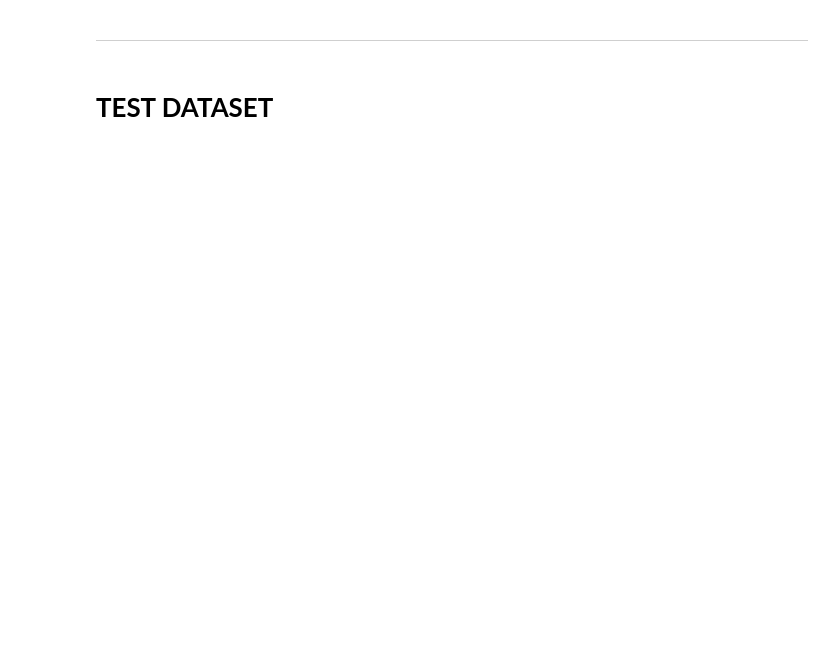
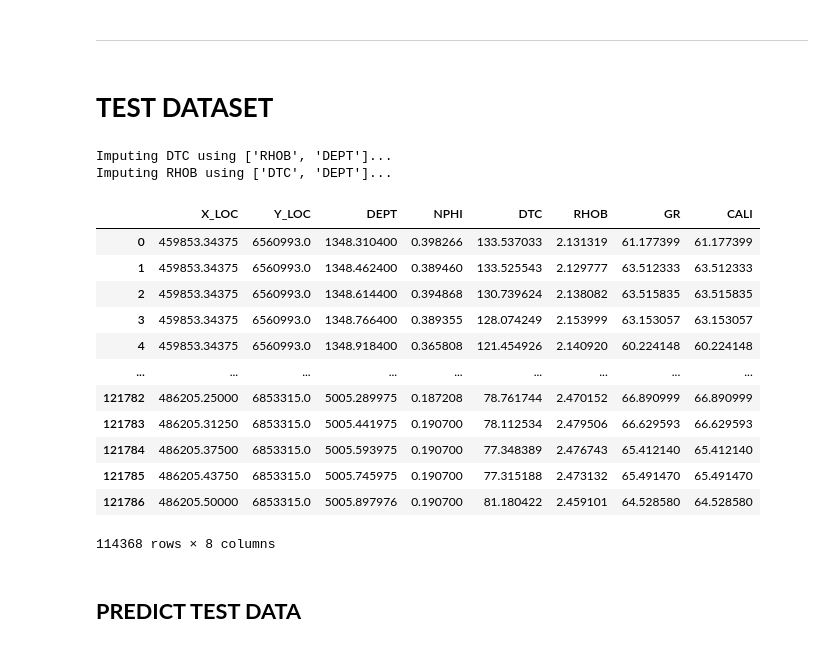
Before and after one commit to IvanSholana/ManuFact, a Jupyter notebook: all-pipeline.ipynb, the cells around one changed output. Cells and saved outputs as stored; diff of their text form; code cells hidden in the pictures; blank space fills up the shorter version.

```diff
--- a/all-pipeline.ipynb
+++ b/all-pipeline.ipynb
@@ -656,0 +829,11 @@ print("Model saved successfully!")
+# %%
+# Lakukan imputasi untuk setiap fitur target
+for target_feature, predictor_features in imputation_dict.items():
+    # Pastikan semua fitur prediktor ada di DataFrame
+    if all(feature in test_df.columns for feature in predictor_features):
+        df = impute_feature(test_df, target_feature, predictor_features)
+    else:
+        print(f"Skipping imputation for {target_feature}")
+# %% [output]
+Imputing DTC using ['RHOB', 'DEPT']...
+Imputing RHOB using ['DTC', 'DEPT']...
@@ -656,0 +851,52 @@ print("Model saved successfully!")
+# %%
+from scipy.spatial import cKDTree
+import numpy as np
+
+# Ensure X_LOC and Y_LOC have no missing values
+df = df.dropna(subset=['X_LOC', 'Y_LOC'])
+
+# Create KDTree using valid spatial coordinates
+coords = df[['X_LOC', 'Y_LOC']].values
+tree = cKDTree(coords)
+
+# Find the 2 nearest neighbors (excluding itself)
+_, idx = tree.query(coords, k=3)  # k=3 for backup if the first neighbor is missing
+
+# Fill missing values using nearest neighbor
+for col in ['NPHI', 'DTC', 'SP', 'GR', 'RHOB', 'CALI']:
+    missing_mask = df[col].isna()  # Find missing values
+
+    # Create an empty array to store filled values
+    filled_values = df[col].values.copy()
+
+    for i, is_missing in enumerate(missing_mask):
+        if is_missing:
+            # Check nearest neighbors
+            for neighbor_idx in idx[i, 1:]:  # Skip self (idx[i, 0] is the same point)
+                if not np.isnan(df.iloc[neighbor_idx][col]):  # Use first non-NaN neighbor
+                    filled_values[i] = df.iloc[neighbor_idx][col]
+                    break  # Stop after finding the first valid neighbor
+
+    # Assign the new filled values
+    df[col] = filled_values
+
+df.drop(columns='SP', inplace=True)
+# %%
+cleaned_test_dataset = df[['X_LOC','Y_LOC','DEPT','NPHI','DTC','RHOB','GR','CALI']]
+cleaned_test_dataset
+# %% [output]
+|  | X_LOC | Y_LOC | DEPT | NPHI | DTC | RHOB | GR | CALI |
+| 0 | 459853.34375 | 6560993.0 | 1348.310400 | 0.398266 | 133.537033 | 2.131319 | 61.177399 | 61.177399 |
+| 1 | 459853.34375 | 6560993.0 | 1348.462400 | 0.389460 | 133.525543 | 2.129777 | 63.512333 | 63.512333 |
+| 2 | 459853.34375 | 6560993.0 | 1348.614400 | 0.394868 | 130.739624 | 2.138082 | 63.515835 | 63.515835 |
+| 3 | 459853.34375 | 6560993.0 | 1348.766400 | 0.389355 | 128.074249 | 2.153999 | 63.153057 | 63.153057 |
+| 4 | 459853.34375 | 6560993.0 | 1348.918400 | 0.365808 | 121.454926 | 2.140920 | 60.224148 | 60.224148 |
+| ... | ... | ... | ... | ... | ... | ... | ... | ... |
+| 121782 | 486205.25000 | 6853315.0 | 5005.289975 | 0.187208 | 78.761744 | 2.470152 | 66.890999 | 66.890999 |
+| 121783 | 486205.31250 | 6853315.0 | 5005.441975 | 0.190700 | 78.112534 | 2.479506 | 66.629593 | 66.629593 |
+| 121784 | 486205.37500 | 6853315.0 | 5005.593975 | 0.190700 | 77.348389 | 2.476743 | 65.412140 | 65.412140 |
+| 121785 | 486205.43750 | 6853315.0 | 5005.745975 | 0.190700 | 77.315188 | 2.473132 | 65.491470 | 65.491470 |
+| 121786 | 486205.50000 | 6853315.0 | 5005.897976 | 0.190700 | 81.180422 | 2.459101 | 64.528580 | 64.528580 |
+114368 rows × 8 columns
+# %% [markdown]
+## **PREDICT TEST DATA**
```
Also changed, not shown: parts of 23 cells of this notebook, 1 other file.
